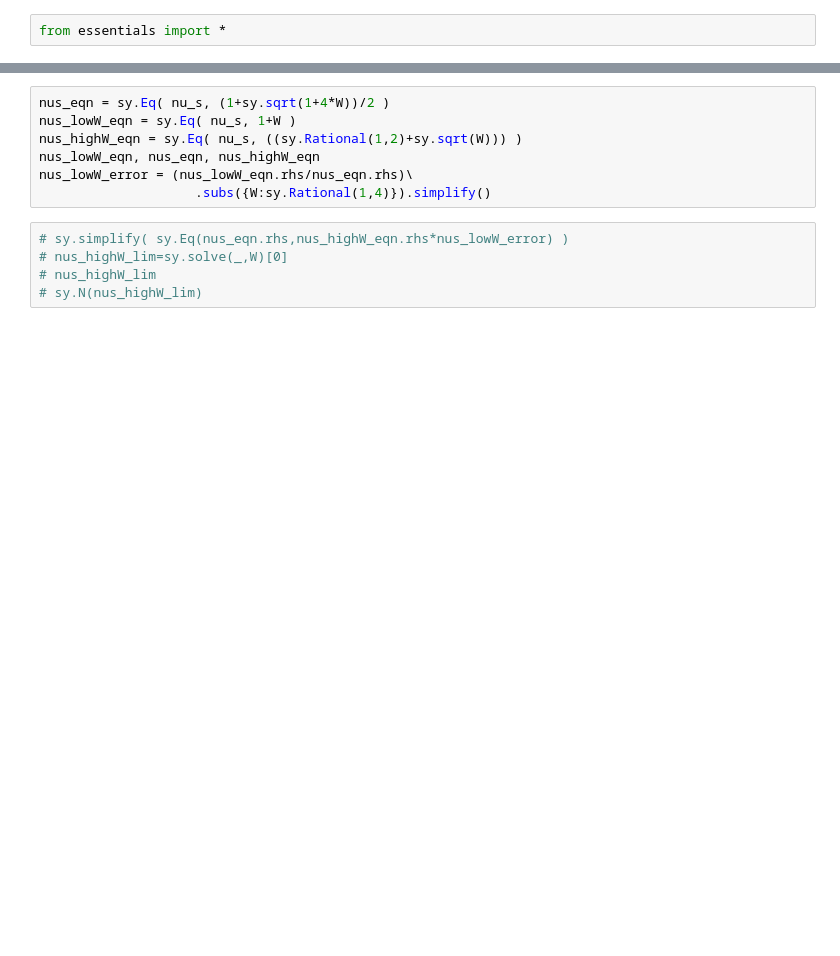
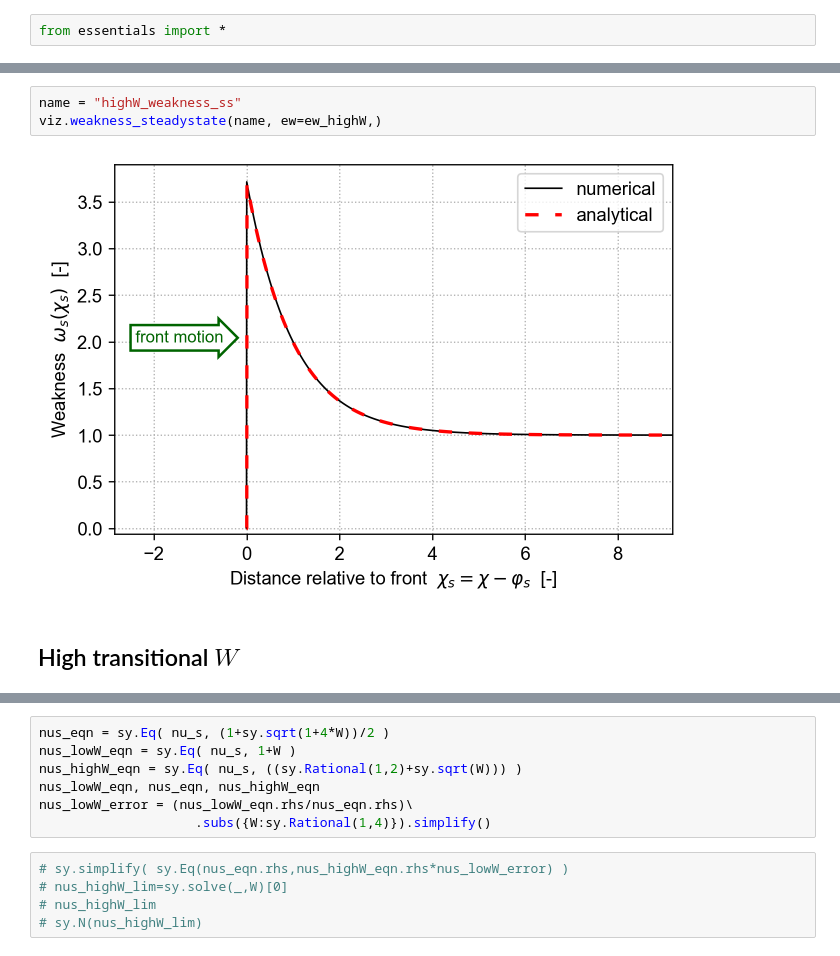
Before and after one commit to cstarkjp/WMBE, a Jupyter notebook: notebooks/Simulation.ipynb, the cells around one changed output, grey strips where cells are left out. Saved outputs shown, nothing was run; the diff lists cells and outputs as text; blank space fills up the shorter version.

```diff
--- a/notebooks/Simulation.ipynb
+++ b/notebooks/Simulation.ipynb
@@ -201,0 +65,7 @@ wmbe.plot.plot_weakness_steadystate_W(fig_weakness_steadystate, wmbe_model,
+# %%
+name = "highW_weakness_ss"
+viz.weakness_steadystate(name, ew=ew_highW,)
+# %% [output]
+[figure, added]
+# %% [markdown]
+## High transitional $W$
```
Also changed, not shown: parts of 63 cells of this notebook, 9 other files.
